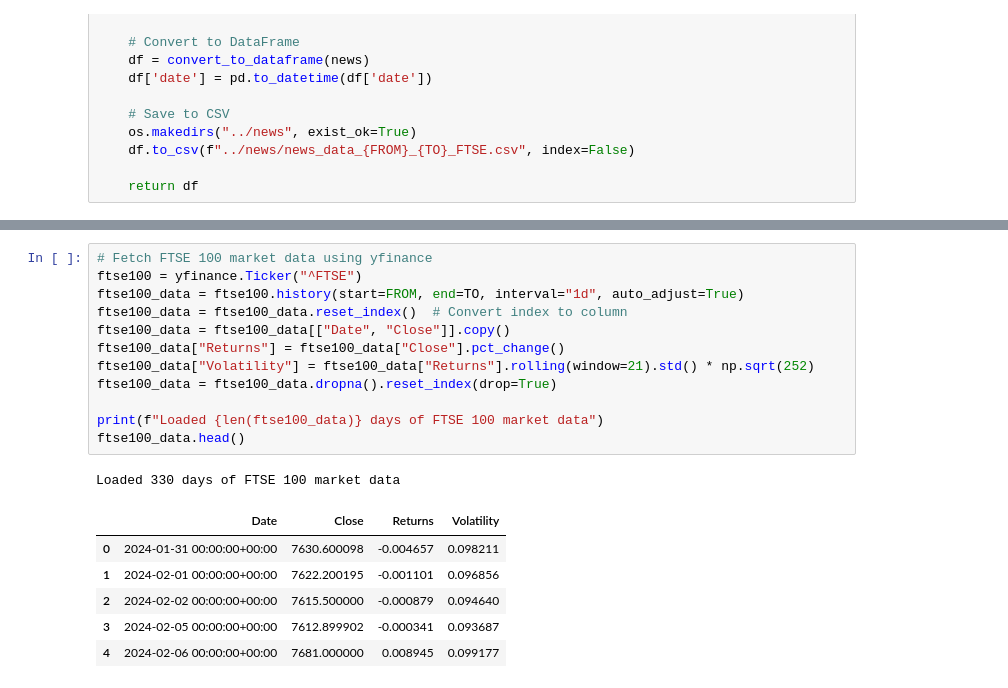
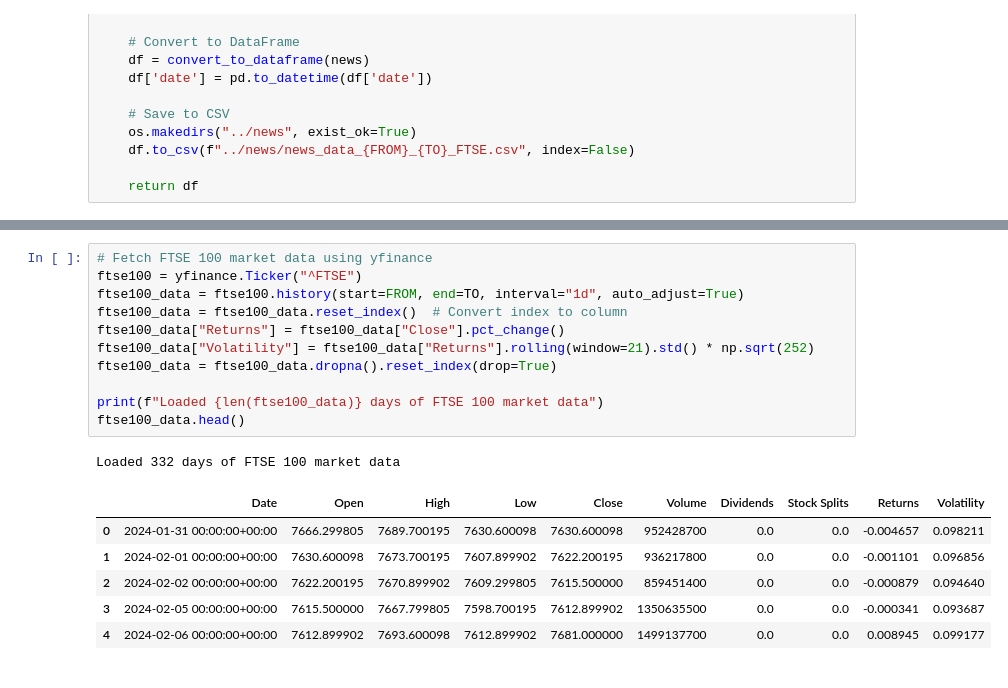
Before and after one commit to nestorojeda/DistilBERTFinancialSentiment, a Jupyter notebook: notebooks/5_volatility_analysis_ftse.ipynb, the cells around one changed output, grey strips where cells are left out. Cells and saved outputs as stored; diff of their text form.

```diff
--- a/notebooks/5_volatility_analysis_ftse.ipynb
+++ b/notebooks/5_volatility_analysis_ftse.ipynb
@@ -103,23 +120,22 @@ Fetched 100 news articles
 # %%
 # Fetch FTSE 100 market data using yfinance
 ftse100 = yfinance.Ticker("^FTSE")
 ftse100_data = ftse100.history(start=FROM, end=TO, interval="1d", auto_adjust=True)
 ftse100_data = ftse100_data.reset_index()  # Convert index to column
-ftse100_data = ftse100_data[["Date", "Close"]].copy()
 ftse100_data["Returns"] = ftse100_data["Close"].pct_change()
 ftse100_data["Volatility"] = ftse100_data["Returns"].rolling(window=21).std() * np.sqrt(252)
 ftse100_data = ftse100_data.dropna().reset_index(drop=True)
 
 print(f"Loaded {len(ftse100_data)} days of FTSE 100 market data")
 ftse100_data.head()
 # %% [output]
-Loaded 330 days of FTSE 100 market data
+Loaded 332 days of FTSE 100 market data
-|  | Date | Close | Returns | Volatility |
-| 0 | 2024-01-31 00:00:00+00:00 | 7630.600098 | -0.004657 | 0.098211 |
-| 1 | 2024-02-01 00:00:00+00:00 | 7622.200195 | -0.001101 | 0.096856 |
-| 2 | 2024-02-02 00:00:00+00:00 | 7615.500000 | -0.000879 | 0.094640 |
-| 3 | 2024-02-05 00:00:00+00:00 | 7612.899902 | -0.000341 | 0.093687 |
-| 4 | 2024-02-06 00:00:00+00:00 | 7681.000000 | 0.008945 | 0.099177 |
+|  | Date | Open | High | Low | Close | Volume | Dividends | Stock Splits | Returns | Volatility |
+| 0 | 2024-01-31 00:00:00+00:00 | 7666.299805 | 7689.700195 | 7630.600098 | 7630.600098 | 952428700 | 0.0 | 0.0 | -0.004657 | 0.098211 |
+| 1 | 2024-02-01 00:00:00+00:00 | 7630.600098 | 7673.700195 | 7607.899902 | 7622.200195 | 936217800 | 0.0 | 0.0 | -0.001101 | 0.096856 |
+| 2 | 2024-02-02 00:00:00+00:00 | 7622.200195 | 7670.899902 | 7609.299805 | 7615.500000 | 859451400 | 0.0 | 0.0 | -0.000879 | 0.094640 |
+| 3 | 2024-02-05 00:00:00+00:00 | 7615.500000 | 7667.799805 | 7598.700195 | 7612.899902 | 1350635500 | 0.0 | 0.0 | -0.000341 | 0.093687 |
+| 4 | 2024-02-06 00:00:00+00:00 | 7612.899902 | 7693.600098 | 7612.899902 | 7681.000000 | 1499137700 | 0.0 | 0.0 | 0.008945 | 0.099177 |
 # %%
 # Run the volatility analysis pipeline
 results = run_volatility_pipeline(
```
Also changed, not shown: parts of 10 cells of this notebook, 1 other file.
